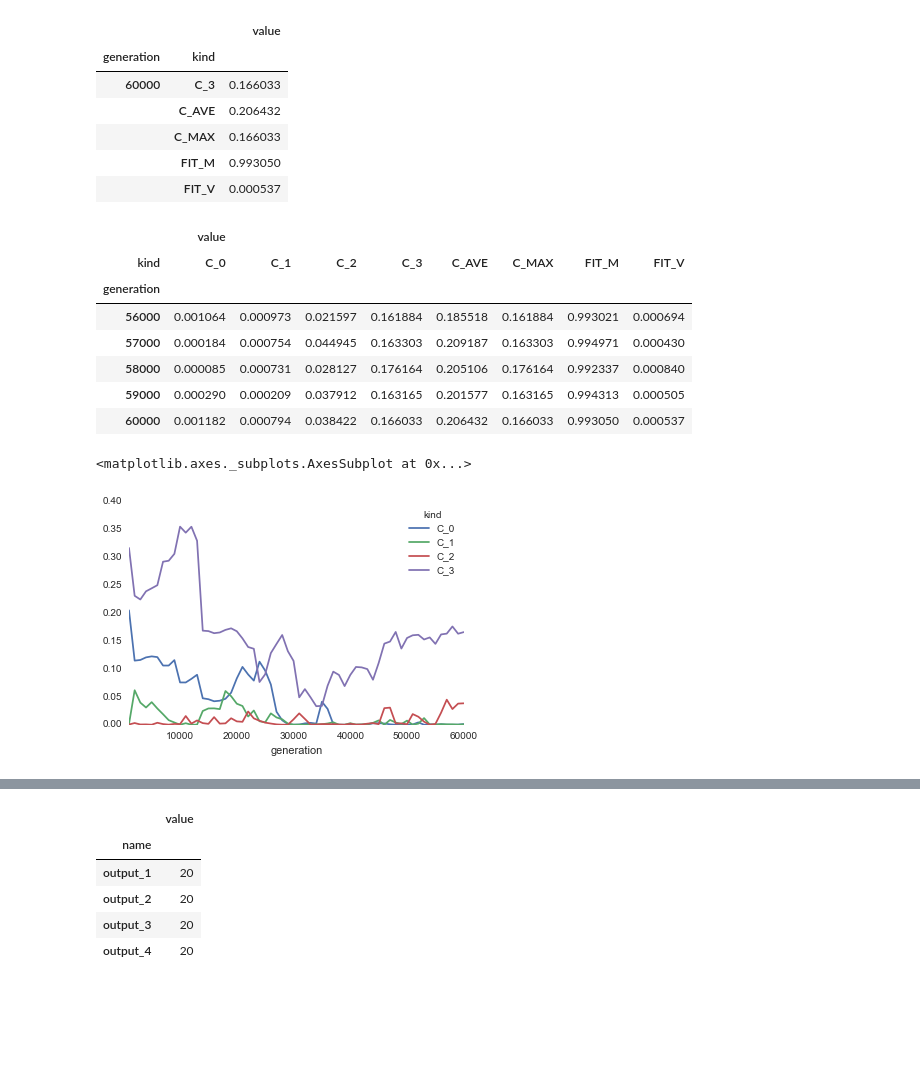
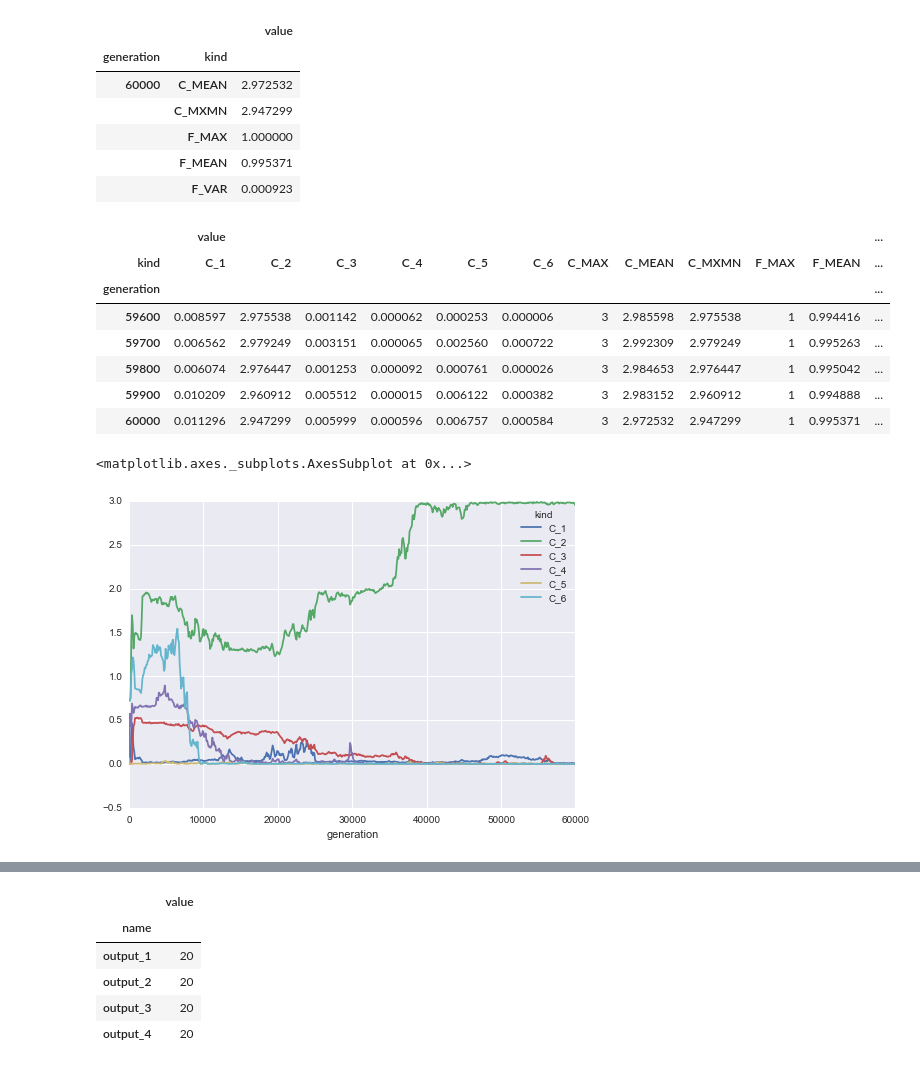
Before and after one commit to brettc/bricolage, a Jupyter notebook: notebooks/hierarchy_stats.ipynb, the cells around one changed output, grey strips where cells are left out. Cells and saved outputs as stored; diff of their text form; code cells hidden in the pictures; blank space fills up the shorter version.

Commit message:
UPDATES: Notebooks for hierarchy experiment

```diff
--- a/notebooks/hierarchy_stats.ipynb
+++ b/notebooks/hierarchy_stats.ipynb
@@ -2,9 +2,10 @@
 %matplotlib inline
 # %%
 import pandas as pd
+import numpy as np
 import seaborn as sb
 from sqlalchemy import create_engine
-conn = create_engine('sqlite:////Users/brett/Desktop/hierarchy/stats.sqlite')
+conn = create_engine('sqlite:////Users/brett/Dropbox/SimulationOutput/hierarchy1/stats.sqlite')
 # %%
 q = pd.read_sql_table('stats', conn)
 q.tail()
@@ -30,31 +56,31 @@ q.tail()
 # %%
-z = pd.read_sql_query('select generation, kind, value from stats where treatment_id = 1 and replicate_id = 5', conn, index_col=['generation', 'kind'])
+z = pd.read_sql_query('select generation, kind, value from stats where treatment_id = 2 and replicate_id = 5', conn, index_col=['generation', 'kind'])
 z.tail()
 # %% [output]
 |  |  | value |
 | generation | kind |  |
-| 60000 | C_3 | 0.166033 |
-|  | C_AVE | 0.206432 |
-|  | C_MAX | 0.166033 |
-|  | FIT_M | 0.993050 |
-|  | FIT_V | 0.000537 |
+| 60000 | C_MEAN | 2.972532 |
+|  | C_MXMN | 2.947299 |
+|  | F_MAX | 1.000000 |
+|  | F_MEAN | 0.995371 |
+|  | F_VAR | 0.000923 |
 # %%
 zz = z.unstack(-1)
 zz.tail()
 # %% [output]
-|  | value |  |  |  |  |  |  |  |
-| kind | C_0 | C_1 | C_2 | C_3 | C_AVE | C_MAX | FIT_M | FIT_V |
-| generation |  |  |  |  |  |  |  |  |
-| 56000 | 0.001064 | 0.000973 | 0.021597 | 0.161884 | 0.185518 | 0.161884 | 0.993021 | 0.000694 |
-| 57000 | 0.000184 | 0.000754 | 0.044945 | 0.163303 | 0.209187 | 0.163303 | 0.994971 | 0.000430 |
-| 58000 | 0.000085 | 0.000731 | 0.028127 | 0.176164 | 0.205106 | 0.176164 | 0.992337 | 0.000840 |
-| 59000 | 0.000290 | 0.000209 | 0.037912 | 0.163165 | 0.201577 | 0.163165 | 0.994313 | 0.000505 |
-| 60000 | 0.001182 | 0.000794 | 0.038422 | 0.166033 | 0.206432 | 0.166033 | 0.993050 | 0.000537 |
+|  | value |  |  |  |  |  |  |  |  |  |  | ... |
+| kind | C_1 | C_2 | C_3 | C_4 | C_5 | C_6 | C_MAX | C_MEAN | C_MXMN | F_MAX | F_MEAN | ... |
+| generation |  |  |  |  |  |  |  |  |  |  |  | ... |
+| 59600 | 0.008597 | 2.975538 | 0.001142 | 0.000062 | 0.000253 | 0.000006 | 3 | 2.985598 | 2.975538 | 1 | 0.994416 | ... |
+| 59700 | 0.006562 | 2.979249 | 0.003151 | 0.000065 | 0.002560 | 0.000722 | 3 | 2.992309 | 2.979249 | 1 | 0.995263 | ... |
+| 59800 | 0.006074 | 2.976447 | 0.001253 | 0.000092 | 0.000761 | 0.000026 | 3 | 2.984653 | 2.976447 | 1 | 0.995042 | ... |
+| 59900 | 0.010209 | 2.960912 | 0.005512 | 0.000015 | 0.006122 | 0.000382 | 3 | 2.983152 | 2.960912 | 1 | 0.994888 | ... |
+| 60000 | 0.011296 | 2.947299 | 0.005999 | 0.000596 | 0.006757 | 0.000584 | 3 | 2.972532 | 2.947299 | 1 | 0.995371 | ... |
 # %%
 zz.columns = zz.columns.levels[1]
 # %%
-zz.dropna(0).plot(y=['C_%d' % i for i in range(4)])
+zz.plot(y=['C_%d' % (i+1) for i in range(6)])
 # %% [output]
 <matplotlib.axes._subplots.AxesSubplot at 0x...>
-[figure, old version]
+[figure, new version]
 # %%
```
Also changed, not shown: parts of 11 cells of this notebook, 1 other file.
